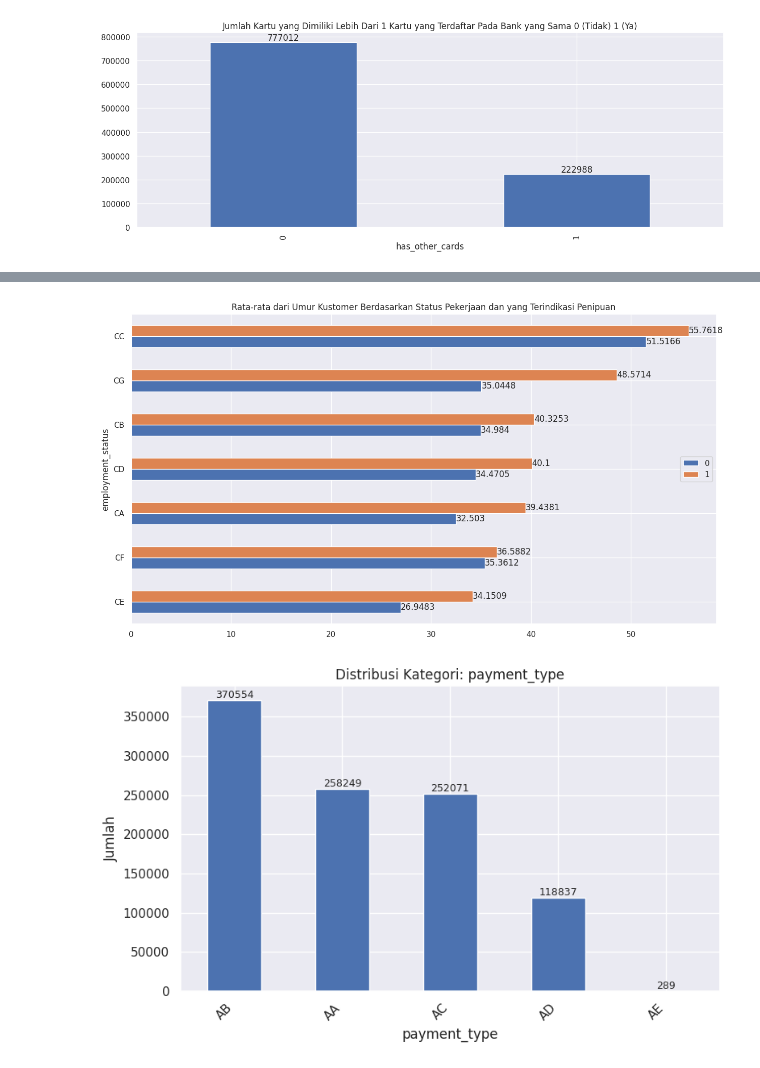
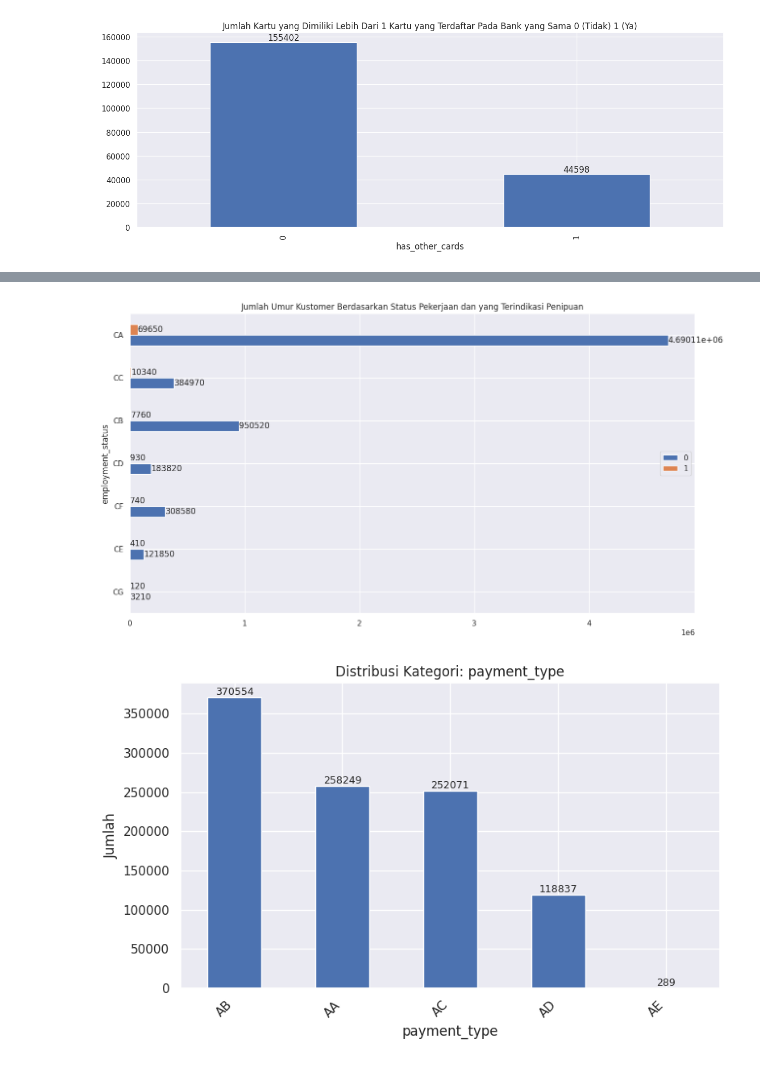
Before and after one commit to hendrimardani/bank_account_fraud_detection, a Jupyter notebook: notebook.ipynb, the cells around one changed output, grey strips where cells are left out. Cells and saved outputs as stored; diff of their text form; code cells hidden in the pictures.

```diff
--- a/notebook.ipynb
+++ b/notebook.ipynb
@@ -114,3 +114,6 @@ Data columns (total 32 columns):
  31  month                             1000000 non-null  int64
 dtypes: float64(9), int64(18), object(5)
 memory usage: 244.1+ MB
+# %%
+data = data.head(2_00_000)
+data
@@ -154,3 +171,11 @@ for container in ax.containers:
     ax.bar_label(container)
 # %% [output]
 [figure]
+# %%
+plot = pd.pivot_table(data=data, values="fraud_bool", columns="customer_age", aggfunc="sum")
+ax = plot.plot.barh(figsize=(15, 8))
+ax.set_title("Jumlah Jumlah yang Terindikasi Penipuan Berdasarkan Kelompok Umur Kustomer")
+ax.legend(loc="upper right")
+
+for container in ax.containers:
+    ax.bar_label(container)
@@ -157,14 +184,14 @@ for container in ax.containers:
 # %%
 # Mengurutkan berdasarkan fitur fraud_bool 1
-plot = data.groupby(["employment_status", "fraud_bool"])["customer_age"].mean().unstack().sort_values(by=1, ascending=True)
+plot = data.groupby(["employment_status", "fraud_bool"])["customer_age"].sum().unstack().sort_values(by=1, ascending=True)
 ax = plot.plot.barh(figsize=(15, 8))
-ax.set_title("Rata-rata dari Umur Kustomer Berdasarkan Status Pekerjaan dan yang Terindikasi Penipuan")
+ax.set_title("Jumlah Umur Kustomer Berdasarkan Status Pekerjaan dan yang Terindikasi Penipuan")
 ax.legend(loc="center right")
 
 for container in ax.containers:
     ax.bar_label(container)
 # %% [output]
-[figure, old version]
+[figure, new version]
 # %%
 categorical_features = data.select_dtypes(include=['object', 'category']).columns
 numerical_features = data.select_dtypes(include=['int64', 'float64']).columns
```
Also changed, not shown: parts of 14 cells of this notebook.
